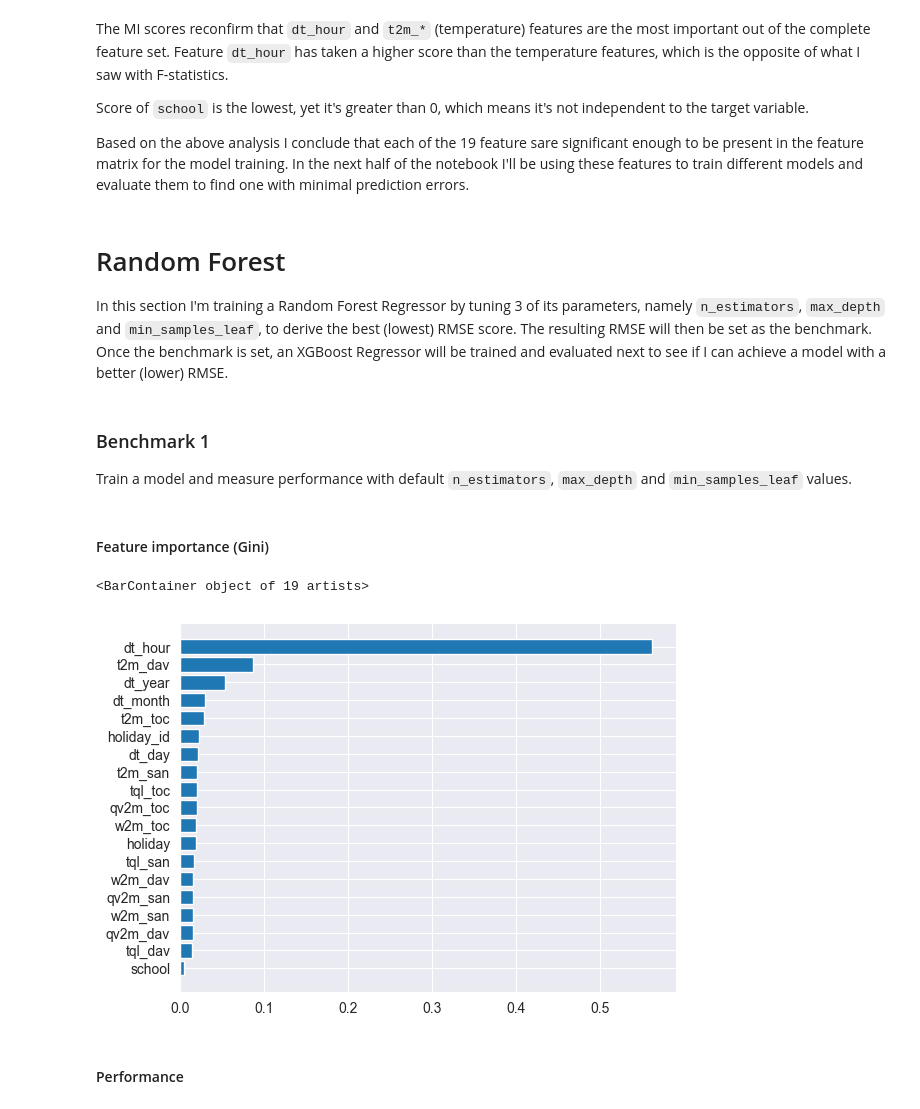
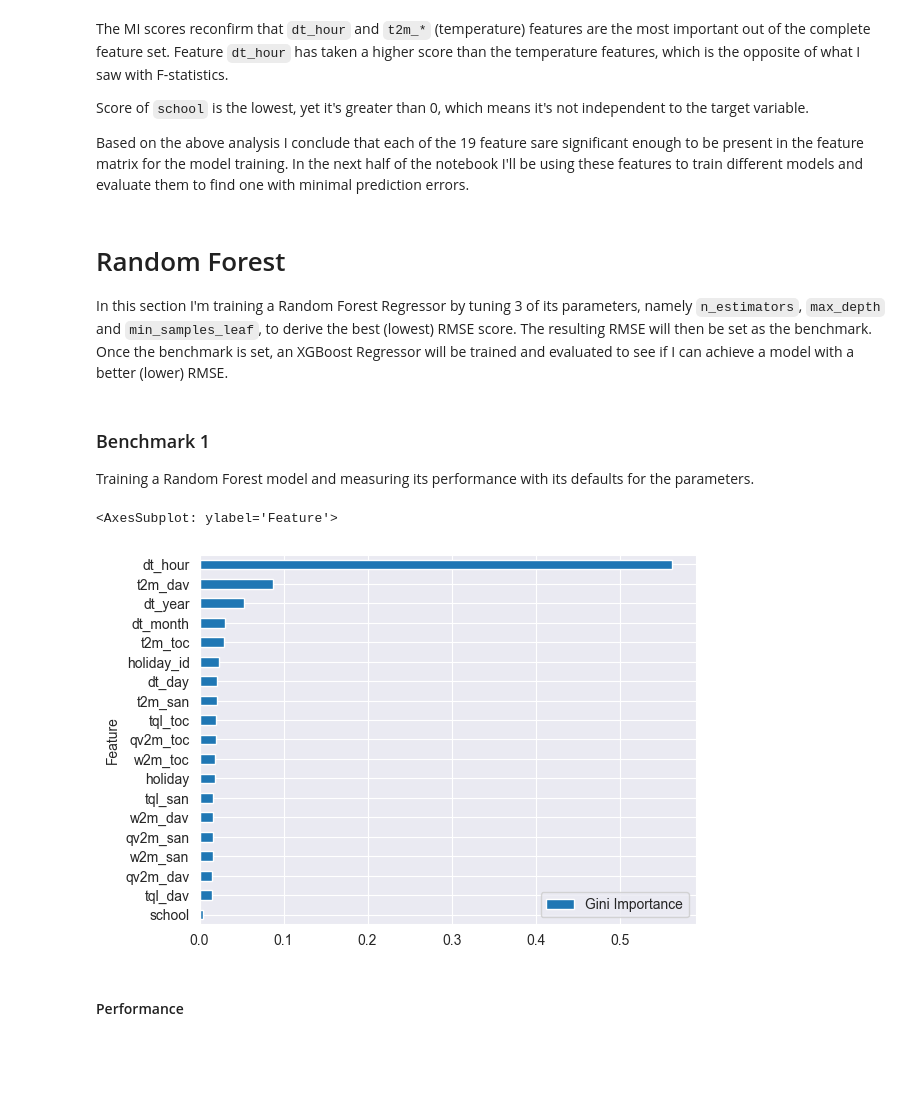
Before and after one commit to kausnz/panama-electricity-load-forecast, a Jupyter notebook: notebook.ipynb, the cells around one changed output. Cells and saved outputs as stored; diff of their text form; code cells hidden in the pictures; blank space fills up the shorter version.

```diff
--- a/notebook.ipynb
+++ b/notebook.ipynb
@@ -390,8 +390,8 @@ Based on the above analysis I conclude that each of the 19 feature sare signific
 # %% [markdown]
 # Random Forest
 
-In this section I'm training a Random Forest Regressor by tuning 3 of its parameters, namely `n_estimators`, `max_depth` and `min_samples_leaf`, to derive the best (lowest) RMSE score. The resulting RMSE will then be set as the benchmark. Once the benchmark is set, an XGBoost Regressor will be trained and evaluated next to see if I can achieve a model with a better (lower) RMSE.
+In this section I'm training a Random Forest Regressor by tuning 3 of its parameters, namely `n_estimators`, `max_depth` and `min_samples_leaf`, to derive the best (lowest) RMSE score. The resulting RMSE will then be set as the benchmark. Once the benchmark is set, an XGBoost Regressor will be trained and evaluated to see if I can achieve a model with a better (lower) RMSE.
 # %% [markdown]
 ### Benchmark 1
-Train a model and measure performance with default `n_estimators`, `max_depth` and `min_samples_leaf` values.
+Training a Random Forest model and measuring its performance with its defaults for the parameters.
 # %%
@@ -402,15 +399,14 @@ rf = RandomForestRegressor(n_estimators=100,
                            n_jobs=-1)
 model = rf.fit(X_train, y_train)
 y_val_pred = rf.predict(X_val)
-# %% [markdown]
-#### Feature importance (Gini)
-# %%
-ft_imp = list(zip(rf.feature_importances_, dv.get_feature_names_out()))
-df_ft_imp = pd.DataFrame(ft_imp, columns=['score', 'feature']).sort_values(by='score', ascending=True)
-plt.barh(df_ft_imp.feature, df_ft_imp.score)
-# %% [output]
-<BarContainer object of 19 artists>
-[figure, removed]
+# %%
+# Let's plot the feature importance (aka Gini importance) that was evaluated and used by the learning algorithm.
+ft_imp = list(zip(rf.feature_importances_, dv.get_feature_names_out()))
+df_ft_imp = pd.DataFrame(ft_imp, columns=['Gini Importance', 'Feature']).sort_values(by='Gini Importance')
+df_ft_imp.plot.barh('Feature')
+# %% [output]
+<AxesSubplot: ylabel='Feature'>
+[figure, added]
 # %% [markdown]
 #### Performance
 # %%
```
Also changed, not shown: parts of 6 cells of this notebook, 4 other files.
